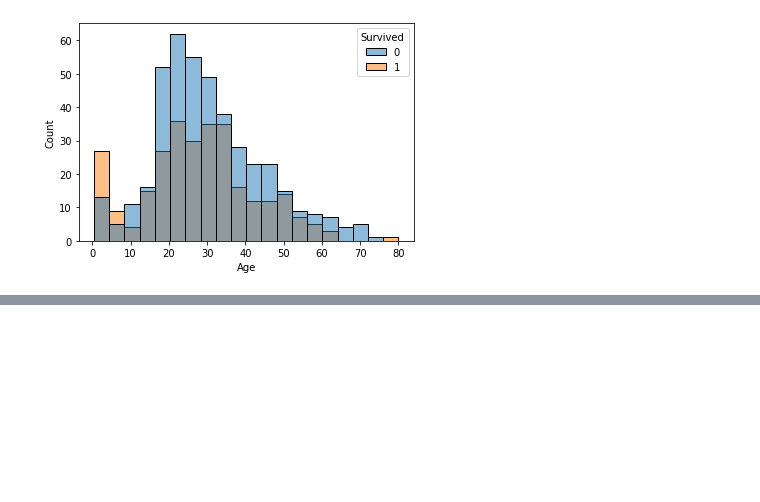
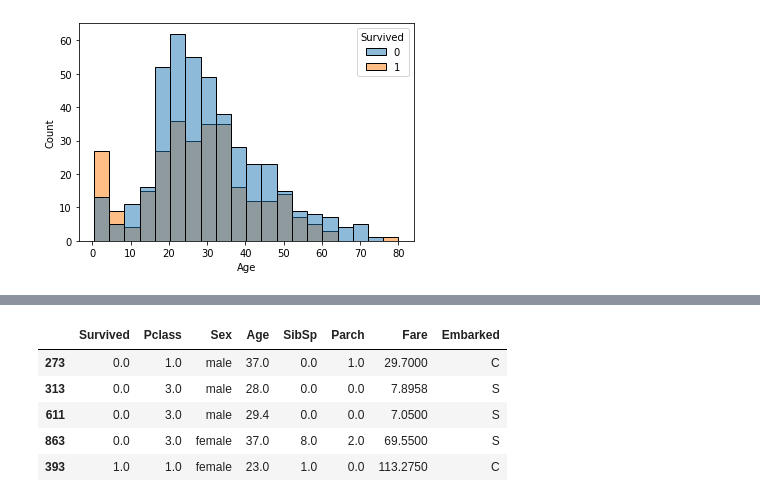
Before and after one commit to Valemos/ml_labs, a Jupyter notebook: lab3_titanic/experiments.ipynb, the cells around one changed output, grey strips where cells are left out. Drawn from its saved outputs; the diff is of its cells as text; code cells hidden in the pictures; blank space fills up the shorter version.

```diff
--- a/lab3_titanic/experiments.ipynb
+++ b/lab3_titanic/experiments.ipynb
@@ -96,0 +111,9 @@ sn.histplot(data=data, x="Age", hue="Survived")
+# %%
+data.sample(5)
+# %% [output]
+|  | Survived | Pclass | Sex | Age | SibSp | Parch | Fare | Embarked |
+| 273 | 0.0 | 1.0 | male | 37.0 | 0.0 | 1.0 | 29.7000 | C |
+| 313 | 0.0 | 3.0 | male | 28.0 | 0.0 | 0.0 | 7.8958 | S |
+| 611 | 0.0 | 3.0 | male | 29.4 | 0.0 | 0.0 | 7.0500 | S |
+| 863 | 0.0 | 3.0 | female | 37.0 | 8.0 | 2.0 | 69.5500 | S |
+| 393 | 1.0 | 1.0 | female | 23.0 | 1.0 | 0.0 | 113.2750 | C |
```
Also changed, not shown: parts of 21 cells of this notebook.
